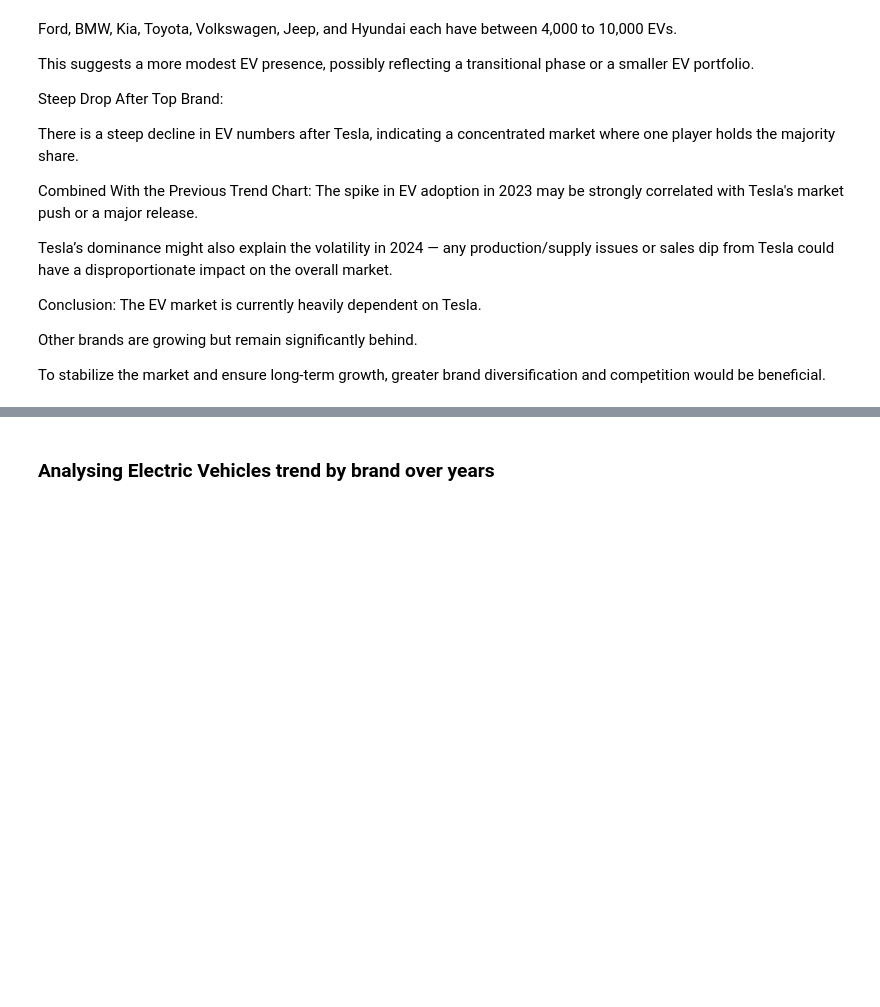
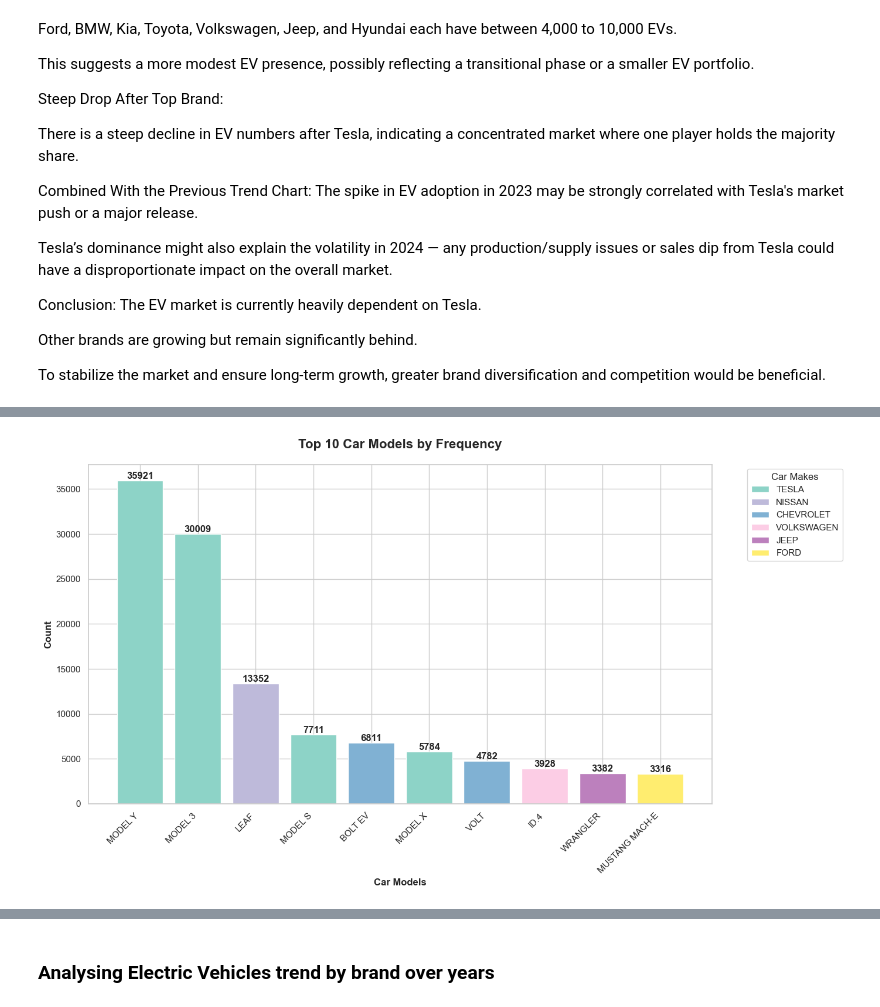
Before and after one commit to Ann-Tonina/Electric-Vehicles-population-2024-Analysis, a Jupyter notebook: EVpopulation Analysis.ipynb, the cells around one changed output, grey strips where cells are left out. Drawn from its saved outputs; the diff is of its cells as text; code cells hidden in the pictures; blank space fills up the shorter version.

```diff
--- a/EVpopulation Analysis.ipynb
+++ b/EVpopulation Analysis.ipynb
@@ -958,0 +940,69 @@ Encouraging broader adoption may depend on expanding competitive model offerings
+# %%
+# Create a combined Make-Model column for counting
+df['Make_Model'] = df['Make'] + ' ' + df['Model']
+
+# Get top 10 models by frequency
+top_models = df['Make_Model'].value_counts().head(10)
+
+# Create a dataframe for plotting
+plot_data = []
+for make_model, count in top_models.items():
+    make = df[df['Make_Model'] == make_model]['Make'].iloc[0]
+    model = df[df['Make_Model'] == make_model]['Model'].iloc[0]
+    plot_data.append({
+        'Make_Model': make_model,
+        'Model': model,
+        'Make': make,
+        'Count': count
+    })
+
+plot_df = pd.DataFrame(plot_data)
+
+# Create color palette for different makes
+unique_makes = plot_df['Make'].unique()
+colors = plt.cm.Set3(np.linspace(0, 1, len(unique_makes)))
+make_colors = dict(zip(unique_makes, colors))
+
+# Create the visualization
+plt.figure(figsize=(14, 8))
+
+# Create bars with colors based on make
+bars = plt.bar(range(len(plot_df)), plot_df['Count'],
+               color=[make_colors[make] for make in plot_df['Make']])
+
+# Customize the plot
+plt.title('Top 10 Car Models by Frequency', fontsize=16, fontweight='bold', pad=20)
+plt.xlabel('Car Models', fontsize=12, fontweight='bold')
+plt.ylabel('Count', fontsize=12, fontweight='bold')
+
+# Set x-axis labels (rotated for better readability)
+plt.xticks(range(len(plot_df)), plot_df['Model'], rotation=45, ha='right')
+
+# Add value labels on top of bars
+for i, bar in enumerate(bars):
+    height = bar.get_height()
+    plt.text(bar.get_x() + bar.get_width()/2., height + 0.5,
+             f'{int(height)}', ha='center', va='bottom', fontweight='bold')
+
+# Create legend for makes
+legend_elements = [plt.Rectangle((0,0),1,1, facecolor=make_colors[make],
+                                label=make) for make in unique_makes]
+plt.legend(handles=legend_elements, title='Car Makes',
+          bbox_to_anchor=(1.05, 1), loc='upper left')
+
+# Adjust layout to prevent label cutoff
+plt.tight_layout()
+
+# Display the plot
+plt.show()
+
+# Print summary statistics
+print(f"\nTop 10 Car Models:")
+print("-" * 40)
+for i, row in plot_df.iterrows():
+    print(f"{i+1:2d}. {row['Make']} {row['Model']:15s} - {row['Count']} occurrences")
+
+print(f"\nTotal unique makes in top 10: {len(unique_makes)}")
+print(f"Makes represented: {', '.join(unique_makes)}")
+# %% [output]
+[figure, added]
```
Also changed, not shown: parts of 33 cells of this notebook, 1 other file.
